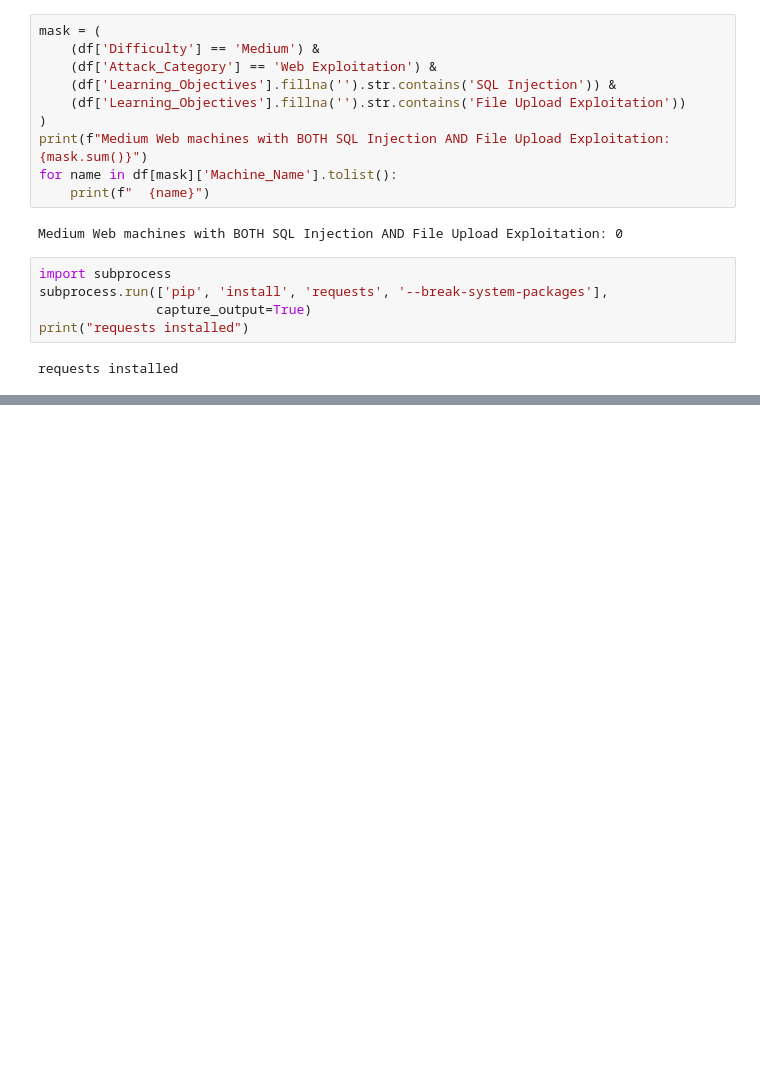
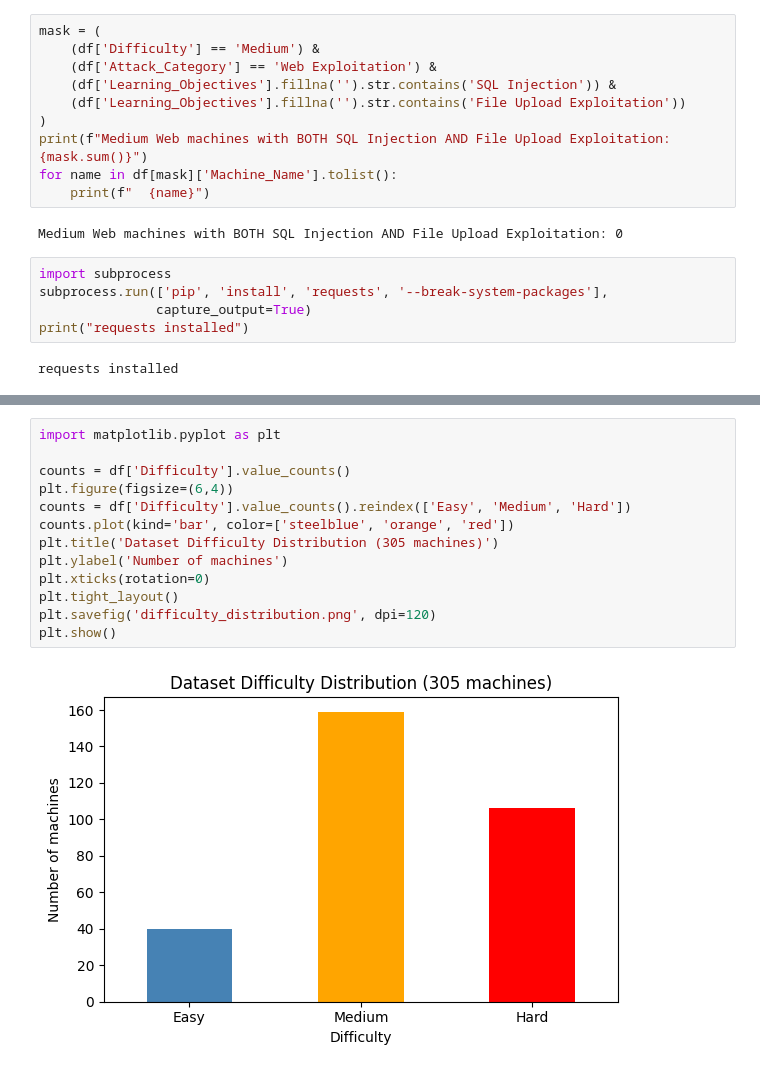
Before and after one commit to Dipannita-Kar/vulnerable-machine-recommendation-system, a Jupyter notebook: notebooks/recommender.ipynb, the cells around one changed output, grey strips where cells are left out. Saved outputs shown, nothing was run; the diff lists cells and outputs as text; blank space fills up the shorter version.

```diff
--- a/notebooks/recommender.ipynb
+++ b/notebooks/recommender.ipynb
@@ -4987,0 +4742,15 @@ Average Objective Precision:        16.0%
+# %%
+import matplotlib.pyplot as plt
+
+counts = df['Difficulty'].value_counts()
+plt.figure(figsize=(6,4))
+counts = df['Difficulty'].value_counts().reindex(['Easy', 'Medium', 'Hard'])
+counts.plot(kind='bar', color=['steelblue', 'orange', 'red'])
+plt.title('Dataset Difficulty Distribution (305 machines)')
+plt.ylabel('Number of machines')
+plt.xticks(rotation=0)
+plt.tight_layout()
+plt.savefig('difficulty_distribution.png', dpi=120)
+plt.show()
+# %% [output]
+[figure, added]
```
Also changed, not shown: parts of 18 cells of this notebook, 15 other files.
